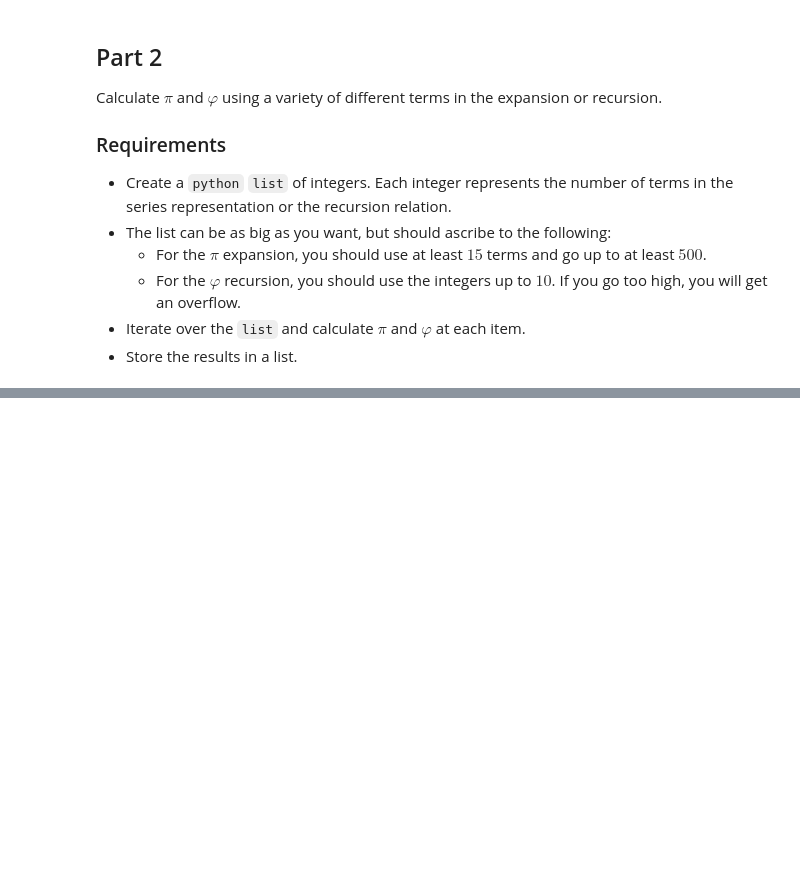
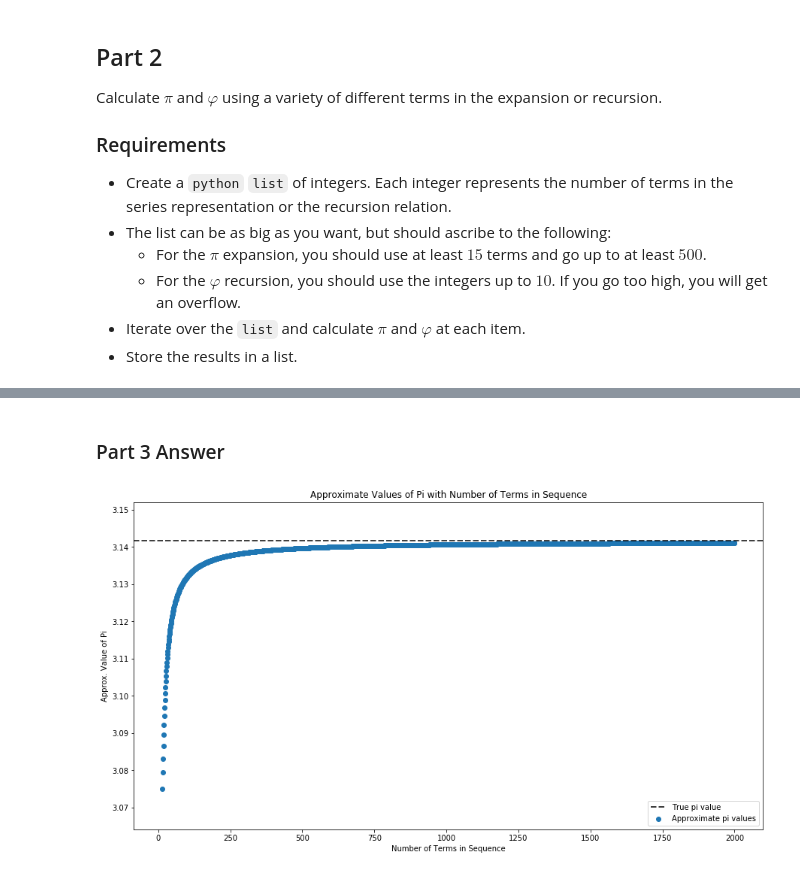
Before and after one commit to HaydenSansum/Preprep, a Jupyter notebook: pretest 2019/IACS_HW0_2019-HS.ipynb, the cells around one changed output, grey strips where cells are left out. Cells and saved outputs as stored; diff of their text form; code cells hidden in the pictures; blank space fills up the shorter version.

Commit message:
Completed sequences in python testing

```diff
--- a/pretest 2019/IACS_HW0_2019-HS.ipynb
+++ b/pretest 2019/IACS_HW0_2019-HS.ipynb
@@ -954,0 +957,26 @@ Write a function called `numbers` that uses the infinite series representation t
+# %%
+def numbers(terms, series_type):
+    if series_type == 'pi':
+        pi_terms = []
+        for i in range(terms - 1):
+            pi_terms.append(1/((i + 1) * (i + 1)))
+        pi_sums = np.sum(pi_terms)
+        pi = np.sqrt(pi_sums * 6)
+        return(pi)
+    elif series_type == 'golden':
+        if terms < 3:
+            raise ValueError('Golden ratio only valid for N>2')
+        a = 1
+        b = 1
+        n = 3 # Starting value of n
+        fibonacci_sq = []
+        golden_ratio = []
+        for i in range(terms-n+1):
+            c = a + b
+            fibonacci_sq.append(c)
+            golden_ratio.append(c/b)
+            a = b
+            b = c
+        return(golden_ratio[-1])
+    else:
+        raise ValueError('Series Type should be "pi" or "golden"')
@@ -965,0 +1004,6 @@ Calculate $\pi$ and $\varphi$ using a variety of different terms in the expansio
+# %%
+pi_value_terms = list(range(15,2001))
+
+pi_values = []
+for i in pi_value_terms:
+    pi_values.append(numbers(i, 'pi'))
@@ -975,3 +1030,16 @@ Plot the approximate values of $\pi$ and $\varphi$ as a function of the number o
 * You may use `numpy` to get the true value.
 * Your figure might look something like this:
 ![piandphi](piandphi.png)
+# %% [markdown]
+### Part 3 Answer
+# %%
+plt.figure(figsize=(15,8))
+plt.scatter(pi_value_terms, pi_values, label='Approximate pi values')
+plt.axhline(np.pi, dashes=((5, 2, 5, 2)), c="black", label='True pi value')
+plt.title("Approximate Values of Pi with Number of Terms in Sequence")
+plt.xlabel("Number of Terms in Sequence")
+plt.ylabel("Approx. Value of Pi")
+plt.legend(loc='lower right')
+plt.show()
+# %% [output]
+[figure, added]
```
Also changed, not shown: parts of 8 cells of this notebook.
